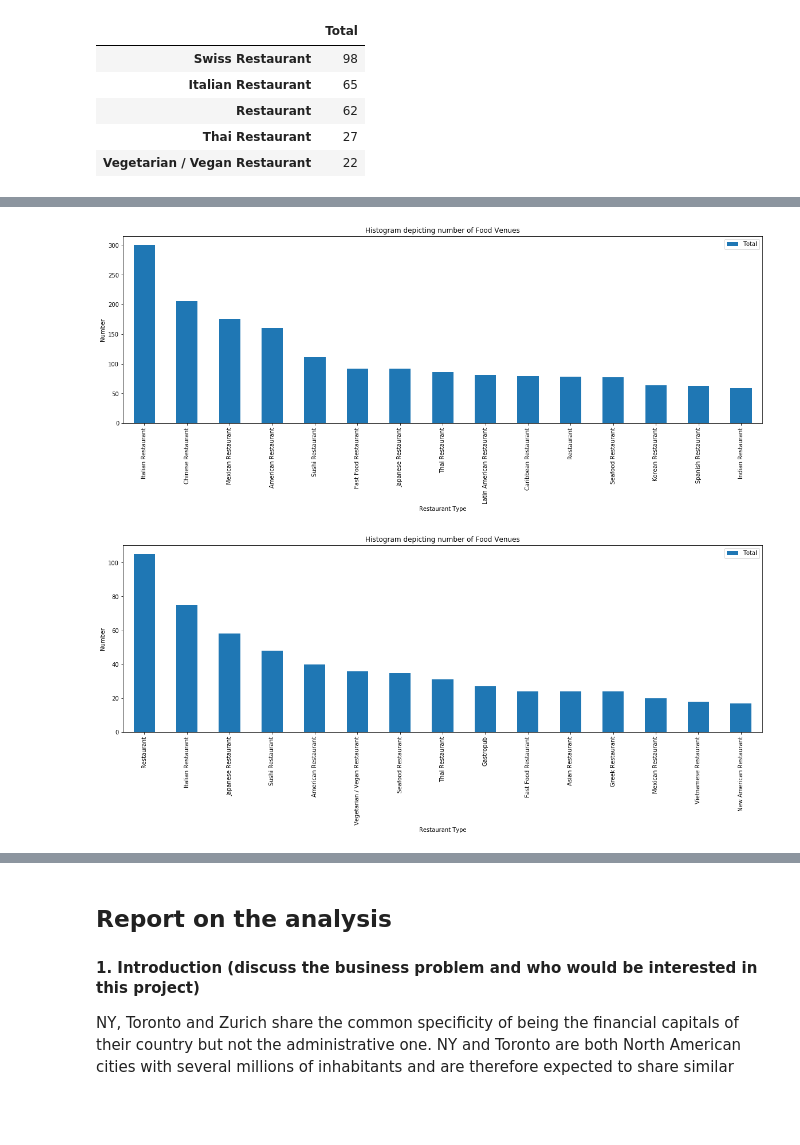
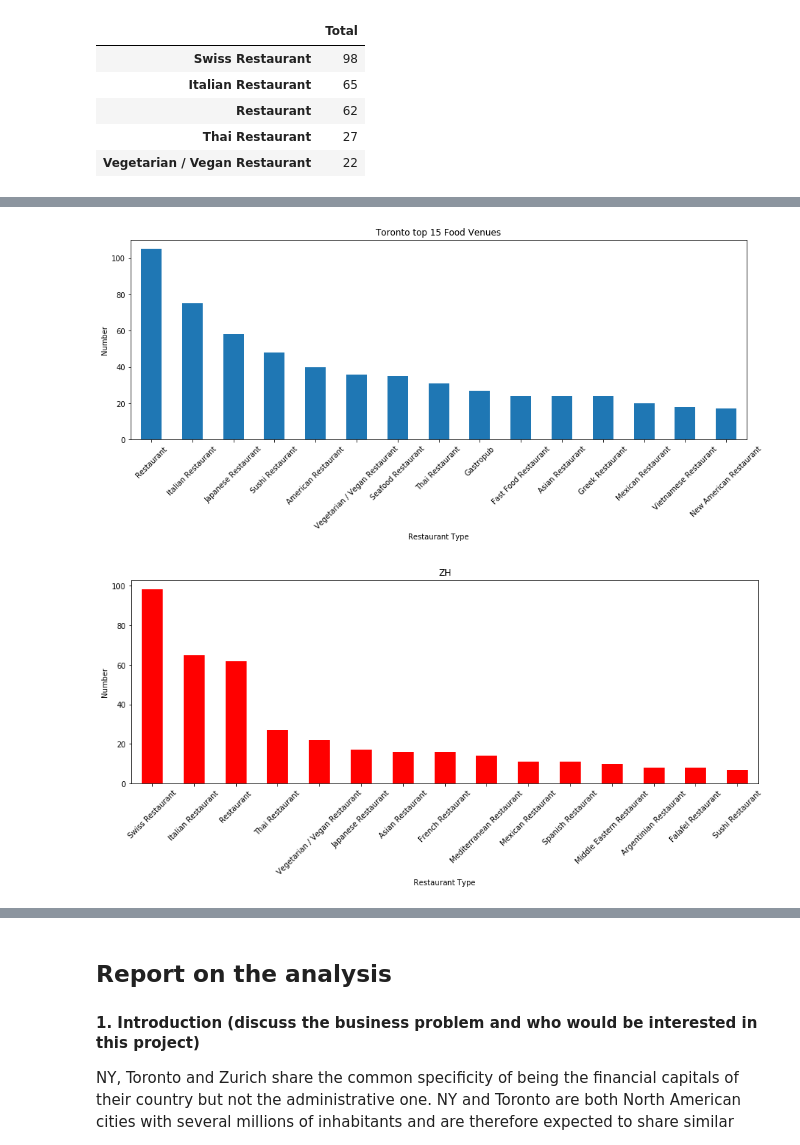
Before and after one commit to Kaeliny/Coursera_Capstone, a Jupyter notebook: Capstone Project - The Battle of Neighborhoods (2).ipynb, the cells around one changed output, grey strips where cells are left out. Cells and saved outputs as stored; diff of their text form; code cells hidden in the pictures; blank space fills up the shorter version.

```diff
--- a/Capstone Project - The Battle of Neighborhoods (2).ipynb
+++ b/Capstone Project - The Battle of Neighborhoods (2).ipynb
@@ -414,8 +414,8 @@ to_onehot = to_onehot.filter(regex= regex, axis=1)
 to_sum=to_onehot.sum(axis=0)
 to_sum=pd.DataFrame(to_sum, columns=['Total'])
 to_sum=to_sum.sort_values(by='Total',ascending=False)
-to_sum=to_sum.head(15)
-to_sum.head()
+to_sum15=to_sum.head(15)
+to_sum15.head()
 # %% [output]
 |  | Total |
 | Restaurant | 105 |
@@ -707,24 +720,26 @@ df_nb_neigh.head()
 # %%
 import matplotlib as mpl
 import matplotlib.pyplot as plt
-ny_sum.plot(kind='bar', figsize=(20,6))
+to_sum15.plot(kind='bar', figsize=(15,5), legend=None)
 
 plt.xlabel('Restaurant Type') # add to x-label to the plot
+plt.xticks(rotation=45)
 plt.ylabel('Number') # add y-label to the plot
-plt.title('Histogram depicting number of Food Venues')
+plt.title('Toronto top 15 Food Venues')
 
 plt.show()
 # %% [output]
-[figure, old version]
+[figure, new version]
 # %%
 import matplotlib as mpl
 import matplotlib.pyplot as plt
-to_sum.plot(kind='bar', figsize=(20,6))
+zh_sum15.plot(kind='bar', figsize=(15,5), color='r',legend=None)
 
 plt.xlabel('Restaurant Type') # add to x-label to the plot
+plt.xticks(rotation=45)
 plt.ylabel('Number') # add y-label to the plot
-plt.title('Histogram depicting number of Food Venues')
+plt.title('ZH')
 
 plt.show()
 # %% [output]
-[figure, old version]
+[figure, new version]
```
Also changed, not shown: parts of 4 cells of this notebook.
